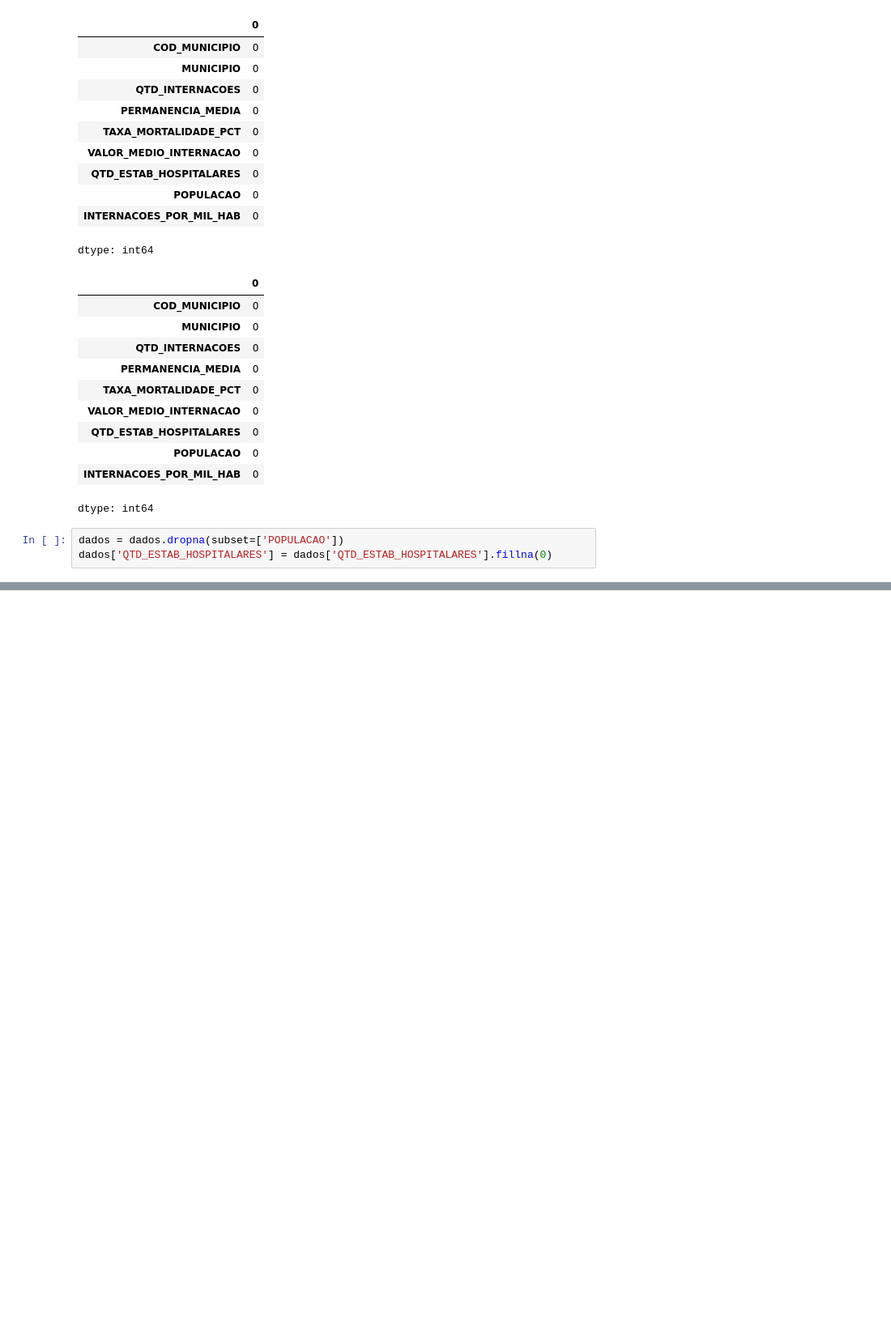
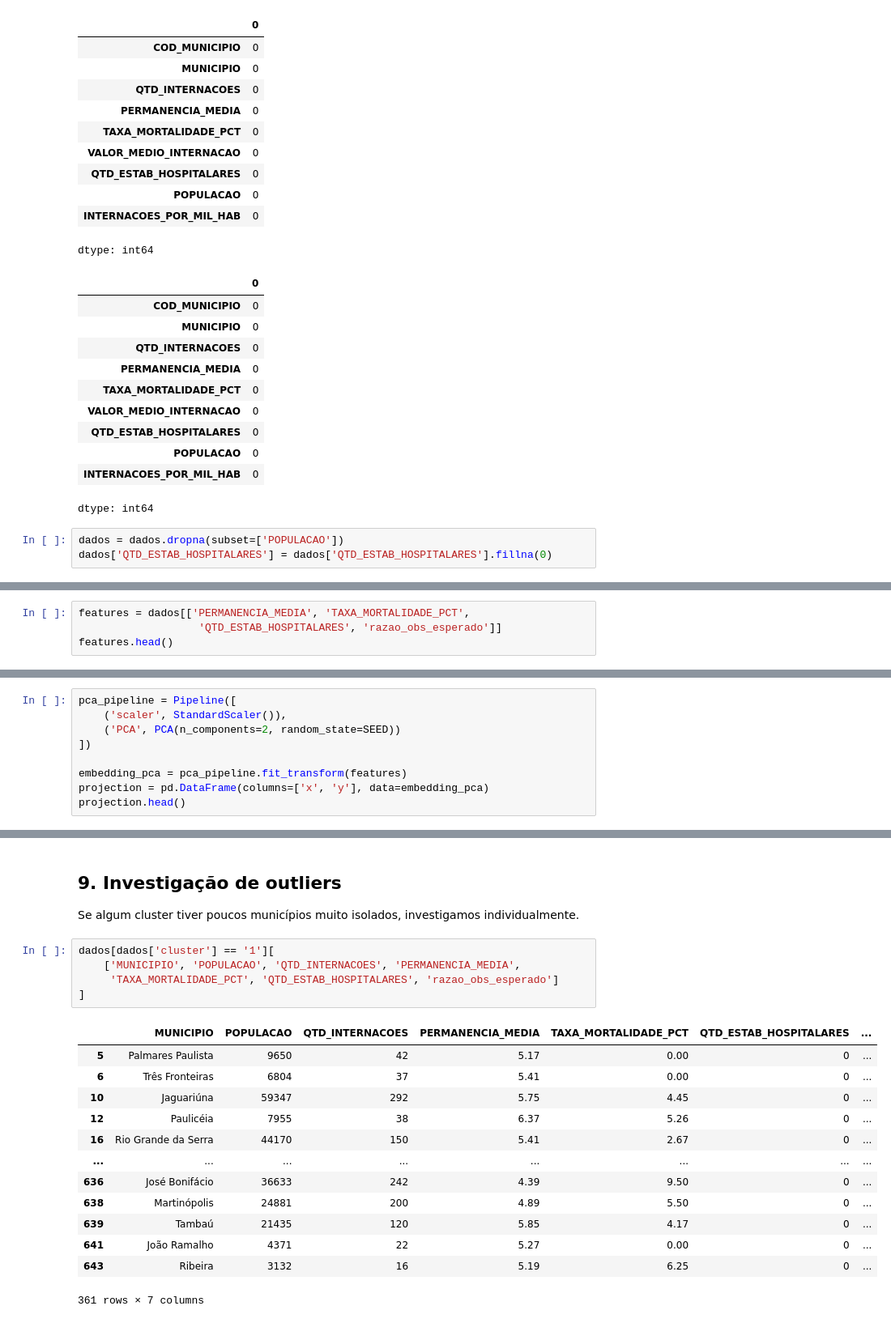
Before and after one commit to Melissa-Etes/Sprint2_grupo54, a Jupyter notebook: EC_Sprint2_HospiDataSUS_Clusterizacao_Grupo54.ipynb, the cells around one changed output, grey strips where cells are left out. Shown at 81% size. Drawn from its saved outputs; the diff is of its cells as text; blank space fills up the shorter version.

Commit message:
Mantém outliers como sinal, não como ruído

```diff
--- a/EC_Sprint2_HospiDataSUS_Clusterizacao_Grupo54.ipynb
+++ b/EC_Sprint2_HospiDataSUS_Clusterizacao_Grupo54.ipynb
@@ -255,0 +110,4 @@ features.head()
+# %%
+features = dados[['PERMANENCIA_MEDIA', 'TAXA_MORTALIDADE_PCT',
+                   'QTD_ESTAB_HOSPITALARES', 'razao_obs_esperado']]
+features.head()
@@ -255,0 +123,9 @@ features.head()
+# %%
+pca_pipeline = Pipeline([
+    ('scaler', StandardScaler()),
+    ('PCA', PCA(n_components=2, random_state=SEED))
+])
+
+embedding_pca = pca_pipeline.fit_transform(features)
+projection = pd.DataFrame(columns=['x', 'y'], data=embedding_pca)
+projection.head()
@@ -255,0 +217,23 @@ features.head()
+# %% [markdown]
+## 9. Investigação de outliers
+
+Se algum cluster tiver poucos municípios muito isolados, investigamos individualmente.
+# %%
+dados[dados['cluster'] == '1'][
+    ['MUNICIPIO', 'POPULACAO', 'QTD_INTERNACOES', 'PERMANENCIA_MEDIA',
+     'TAXA_MORTALIDADE_PCT', 'QTD_ESTAB_HOSPITALARES', 'razao_obs_esperado']
+]
+# %% [output]
+|  | MUNICIPIO | POPULACAO | QTD_INTERNACOES | PERMANENCIA_MEDIA | TAXA_MORTALIDADE_PCT | QTD_ESTAB_HOSPITALARES | ... |
+| 5 | Palmares Paulista | 9650 | 42 | 5.17 | 0.00 | 0 | ... |
+| 6 | Três Fronteiras | 6804 | 37 | 5.41 | 0.00 | 0 | ... |
+| 10 | Jaguariúna | 59347 | 292 | 5.75 | 4.45 | 0 | ... |
+| 12 | Paulicéia | 7955 | 38 | 6.37 | 5.26 | 0 | ... |
+| 16 | Rio Grande da Serra | 44170 | 150 | 5.41 | 2.67 | 0 | ... |
+| ... | ... | ... | ... | ... | ... | ... | ... |
+| 636 | José Bonifácio | 36633 | 242 | 4.39 | 9.50 | 0 | ... |
+| 638 | Martinópolis | 24881 | 200 | 4.89 | 5.50 | 0 | ... |
+| 639 | Tambaú | 21435 | 120 | 5.85 | 4.17 | 0 | ... |
+| 641 | João Ramalho | 4371 | 22 | 5.27 | 0.00 | 0 | ... |
+| 643 | Ribeira | 3132 | 16 | 5.19 | 6.25 | 0 | ... |
+361 rows × 7 columns
```
Also changed, not shown: parts of 54 cells of this notebook.
